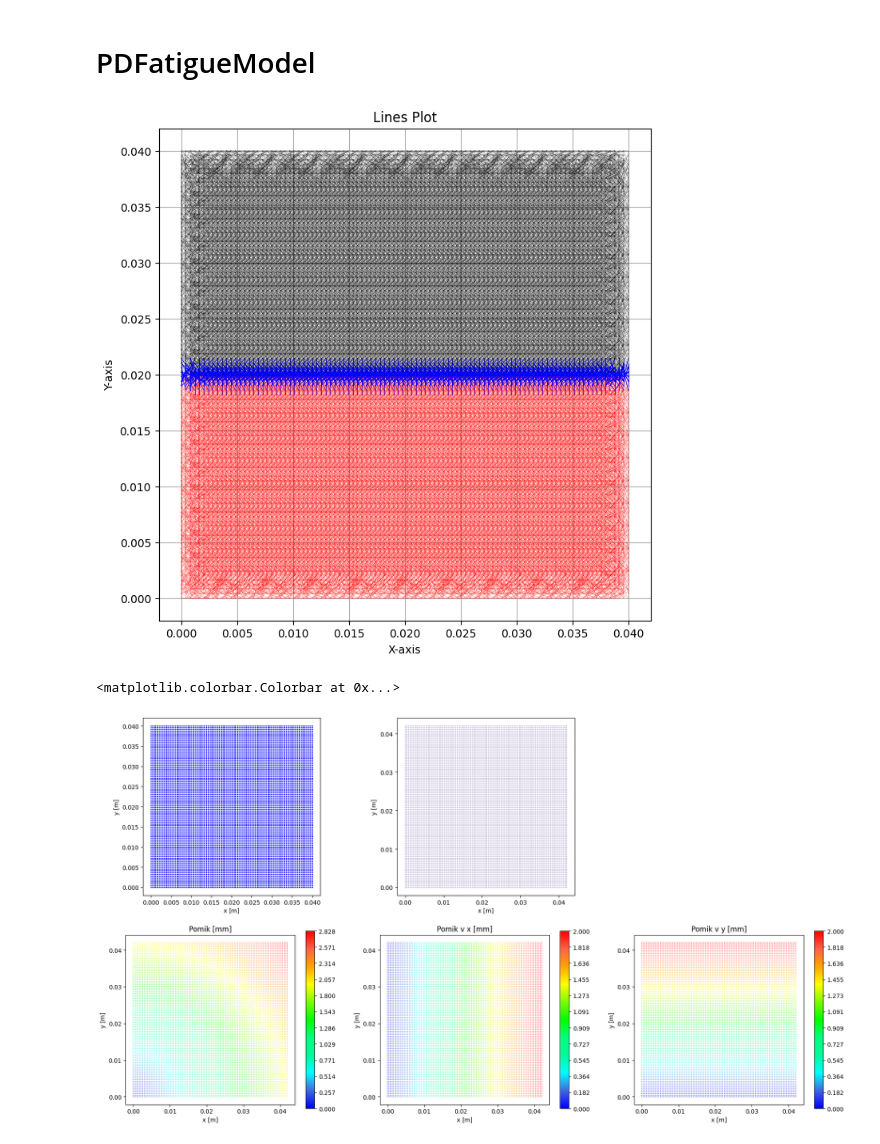
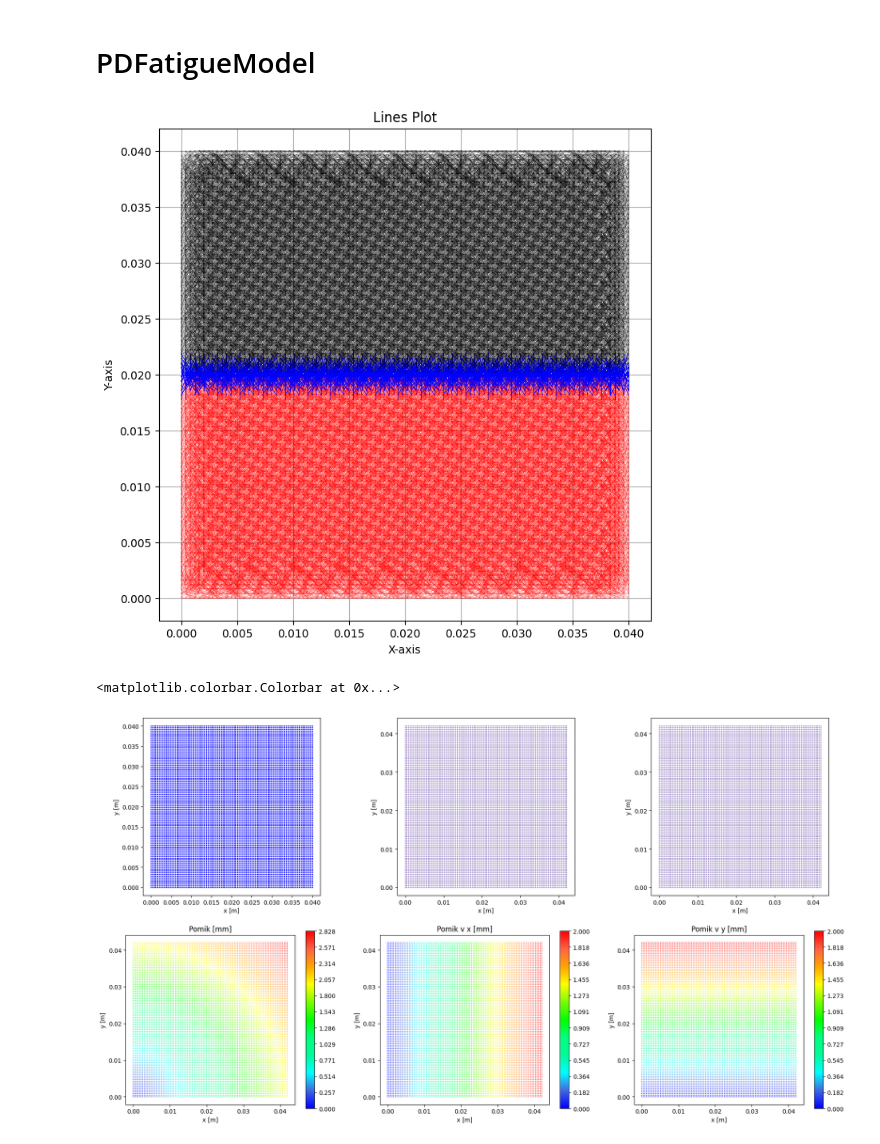
Before and after one commit to fjerenec/Verse2, a Jupyter notebook: main/SED-Interface.ipynb, the cells around one changed output. Drawn from its saved outputs; the diff is of its cells as text; code cells hidden in the pictures.

```diff
--- a/main/SED-Interface.ipynb
+++ b/main/SED-Interface.ipynb
@@ -153,7 +153,7 @@ Again... we have a main "Discretisations" class through which we create single "
 # %%
 model0.Discretizations.create_discretization("TestDisc")
 # %%
-model0.Discretizations.discretizationsTable["TestDisc"].set_horizon(5*dx)
+model0.Discretizations.discretizationsTable["TestDisc"].set_horizon(6*dx)
 # model0.Discretizations.discretizationsTable["TestDisc"].create_crack(p1x = -0.01123,p2x = 0.009901,p1y = 0.0101123,p2y = 0.0101123)
 model0.Discretizations.discretizationsTable["TestDisc"].generate_bonds(partNodes = model0.Geometry.part_nodes)
 # %%
@@ -241,7 +241,7 @@ plt.gca().set_aspect(1)
 # Display the plot
 plt.grid(True)
 # %% [output]
-[figure, old version]
+[figure, new version]
 # %%
 solver = PDFatigueSolver(numModel=model0)
 forceDensVec = solver.solve_lin_sys(disps = disps.flatten())
@@ -250,8 +250,16 @@ forceDensVec = solver.solve_lin_sys(disps = disps.flatten())
 # coordVecNew4 = coordVec + disp
 coordVecNew4 = displaced_coordVec
 disp = disps
+# %%
+bond_stifnesses = solver.gen_bond_stiffness_matrices()
+bond_displacement_diff = solver.gen_bond_displacement_vecs(disps)
+force_dens_vecs = pddo.generate_force_dens_vecs(bond_stifnesses,bond_displacement_diff)
+bond_lens = pddo.calc_bondLenghts(solver.FID.coordVec,solver.FID.neighbors,solver.FID.start_idx,solver.FID.end_idx)
+bond_len_change = solver.calc_bond_stretches(coordVecNew4) * bond_lens
+bond_micro_potentials = np.linalg.norm(force_dens_vecs,axis=1) * bond_len_change /2
+point_SED = pddo.family_integration(solver.FID.neighbors,solver.FID.start_idx,solver.FID.end_idx,bond_micro_potentials,solver.FID.ptVolumes)
 # %%
-s = 0.1
+s = 0.2
 #mycmap = matplotlib.colors.LinearSegmentedColormap.from_list("custom",["blue","royalblue","cyan","mediumspringgreen","springgreen","lime","lawngreen","yellow","orange","tomato","red"],N=11)
 mycmap = matplotlib.colors.LinearSegmentedColormap.from_list("custom",["blue","royalblue","cyan","mediumspringgreen","springgreen","lime","lawngreen","yellow","orange","tomato","red"])
 #mycmap = matplotlib.colors.LinearSegmentedColormap.from_list("custom",["blue","cyan","green","yellow","orange","red"])
@@ -269,9 +277,18 @@ plt.ylabel("y [m]")
 ##Deformirana oblika
 ax1 = fig1.add_subplot(2,3,2)
 ax1.plot(coordVecNew4[:,0],coordVecNew4[:,1],'co',markersize=s)
-ax1.plot(coordVecNew4[:,0],coordVecNew4[:,1],"ro",markersize=s)
-ax1.plot(coordVecNew4[:,0],coordVecNew4[:,1],"bo",markersize=s)
+# ax1.plot(coordVecNew4[:,0],coordVecNew4[:,1],"ro",markersize=s)
+# ax1.plot(coordVecNew4[:,0],coordVecNew4[:,1],"bo",markersize=s)
 ax1.set_aspect("1")
+plt.xlabel("x [m]")
+plt.ylabel("y [m]")
+
+##Strain energy density
+ax5 = fig1.add_subplot(2,3,3)
+ax5.plot(coordVecNew4[:,0],coordVecNew4[:,1],c=point_SED,markersize=s)
+# ax5.plot(coordVecNew4[:,0],coordVecNew4[:,1],"ro",markersize=s)
+# ax5.plot(coordVecNew4[:,0],coordVecNew4[:,1],"bo",markersize=s)
+ax5.set_aspect("1")
 plt.xlabel("x [m]")
 plt.ylabel("y [m]")
 
@@ -295,31 +312,31 @@ v= np.linspace(np.min(h),np.max(h),12,endpoint=True)
 plt.colorbar(sc,ticks=v)
 
 ##Pomiki X
 ax3 = fig1.add_subplot(2,3,5)
 ax3.set_aspect("1")
 # h1 = disp[:totint,0]*1000
 h1 = disp[:tottop,0]*1000
 vm=h1#np.max(disp[:tottop,0])
 cm1 = plt.cm.get_cmap('RdYlBu')
 sc1 = ax3.scatter(coordVecNew4[:,0],coordVecNew4[:,1],s=s,c=h1[:],cmap=mycmap)
 plt.title("Pomik v x [mm]")
 plt.xlabel("x [m]")
 plt.ylabel("y [m]")
 v1= np.linspace(np.min(h1),np.max(h1),12,endpoint=True)
 plt.colorbar(sc1,ticks=v1)
 
 ##Pomiki Y
 ax4 = fig1.add_subplot(2,3,6)
 ax4.set_aspect("1")
 h2 = disp[:,1]*1000
 cm2 = plt.cm.get_cmap('RdYlBu')
 #sc2 = plt.scatter(coordVecNew4[:,0],coordVecNew4[:,1],s=s,c=h2[:],cmap=mycmap)
 sc2 = plt.scatter(coordVecNew4[:,0],coordVecNew4[:,1],s=s,c=h2[:],cmap=mycmap)
 plt.title("Pomik v y [mm]")
 plt.xlabel("x [m]")
 plt.ylabel("y [m]")
 v2= np.linspace(np.min(h2),np.max(h2),12,endpoint=True)
 plt.colorbar(sc2,ticks=v2)
 # %% [output]
 <matplotlib.colorbar.Colorbar at 0x...>
-[figure, old version]
+[figure, new version]
```
Also changed, not shown: parts of 6 cells of this notebook, 3 other files.
